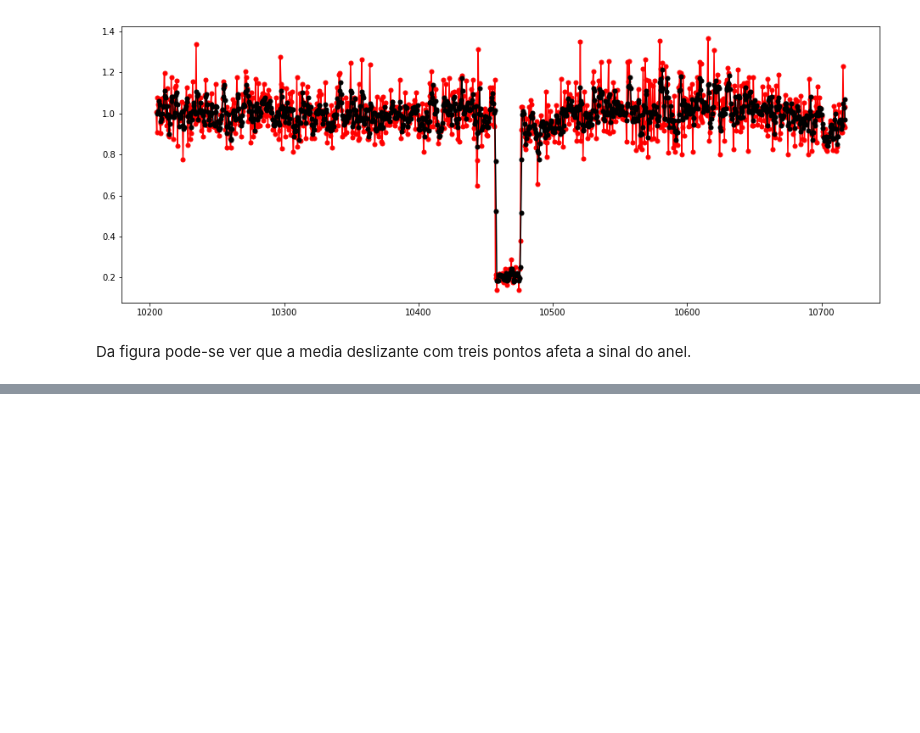
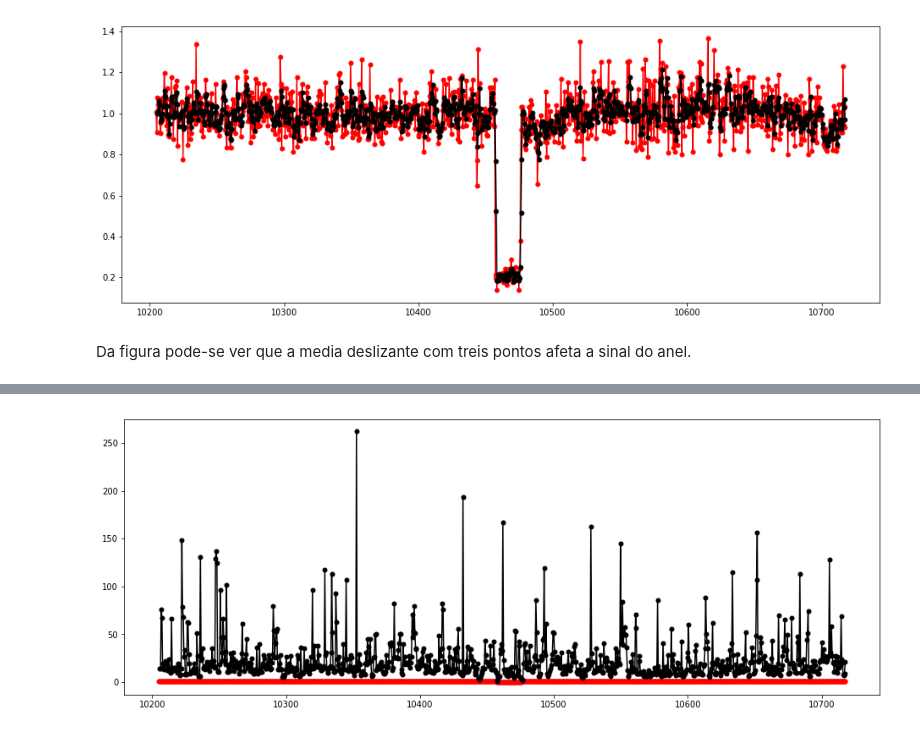
Before and after one commit to fredifqh/occu_chariklo, a Jupyter notebook: photometry_chariklo.ipynb, the cells around one changed output, grey strips where cells are left out. Drawn from its saved outputs; the diff is of its cells as text; code cells hidden in the pictures; blank space fills up the shorter version.

```diff
--- a/photometry_chariklo.ipynb
+++ b/photometry_chariklo.ipynb
@@ -53,0 +85,11 @@ Da figura pode-se ver que a media deslizante com treis pontos afeta a sinal do a
+# %%
+# para 3 pontos
+df[2] = df[1].rolling(window=3).std(ddof=0) # sigma
+df[3] = df[1].rolling(window=3).mean() # media
+df[4] = df[3]/df[2]
+fig = plt.figure(figsize=(16, 6))
+plt.plot(df[0], df[1], 'ko-', color='red', markersize=5) # original
+plt.plot(df[0], df[4], 'ko-', color='black', markersize=5) # media deslizante
+plt.show()
+# %% [output]
+[figure, added]
```
Also changed, not shown: parts of 7 cells of this notebook.
